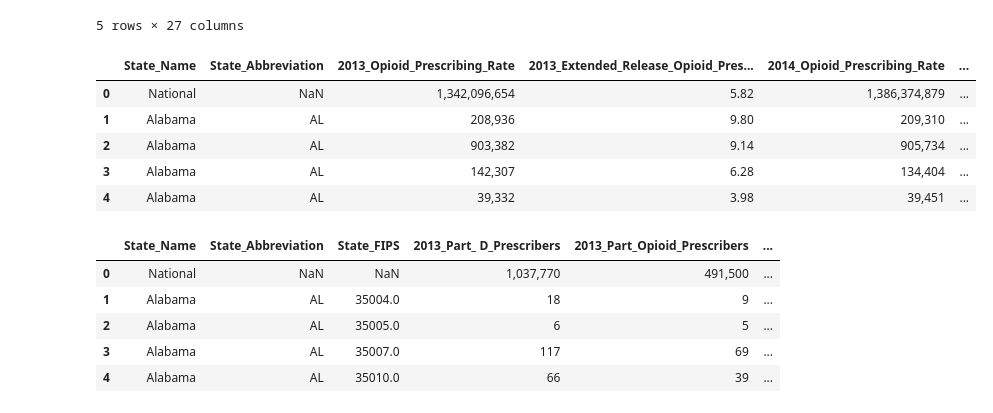
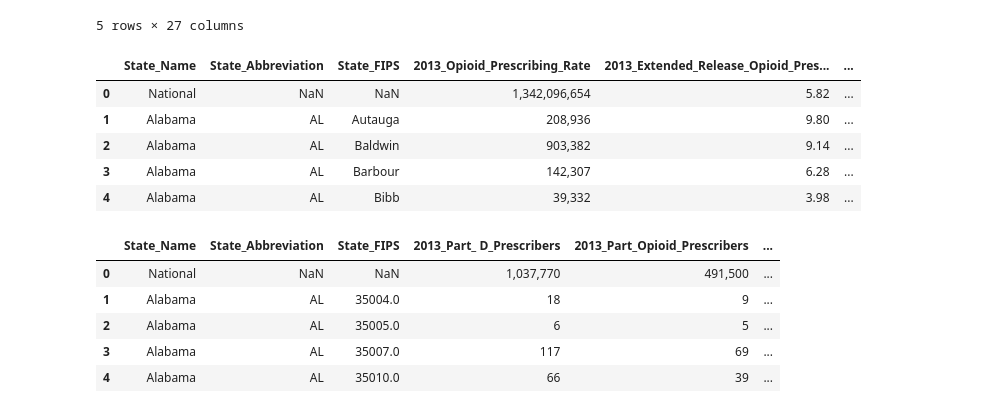
Before and after one commit to christa-fields/GWU_Databootcamp_Project_1, a Jupyter notebook: Opioid_Prescriber_Data_Cleanup_v2.ipynb, the cells around one changed output. Cells and saved outputs as stored; diff of their text form; code cells hidden in the pictures.

```diff
--- a/Opioid_Prescriber_Data_Cleanup_v2.ipynb
+++ b/Opioid_Prescriber_Data_Cleanup_v2.ipynb
@@ -42,15 +73,15 @@ prescriber_county_df.head()
 5 rows × 27 columns
 # %%
 #Selected the opioid prescribe rate columsn for years 2013-2015
-prescriber_county_rate_df = prescriber_county_df[["State_Name","State_Abbreviation","2013_Opioid_Prescribing_Rate","2013_Extended_Release_Opioid_Prescribing_Rate","2014_Opioid_Prescribing_Rate","2014_Extended_Release_Opioid_Prescribing_Rate","2015_Opioid_Prescribing_Rate","2015_Extended_Release_Opioid_Prescribing_ Rate","2013_2015_Change_in_Opioid_Prescribing_Rate",'2013_2015_Change_in_Opioid_Prescribing_Rate']].head()
+prescriber_county_rate_df = prescriber_county_df[["State_Name","State_Abbreviation","State_FIPS","2013_Opioid_Prescribing_Rate","2013_Extended_Release_Opioid_Prescribing_Rate","2014_Opioid_Prescribing_Rate","2014_Extended_Release_Opioid_Prescribing_Rate","2015_Opioid_Prescribing_Rate","2015_Extended_Release_Opioid_Prescribing_ Rate","2013_2015_Change_in_Opioid_Prescribing_Rate","2013_2015_Change_in_Extended_Release_Opioid_Prescribing_Rate "]].head()
 prescriber_county_rate_df.head()
 # %% [output]
-|  | State_Name | State_Abbreviation | 2013_Opioid_Prescribing_Rate | 2013_Extended_Release_Opioid_Pres... | 2014_Opioid_Prescribing_Rate | ... |
-| 0 | National | NaN | 1,342,096,654 | 5.82 | 1,386,374,879 | ... |
-| 1 | Alabama | AL | 208,936 | 9.80 | 209,310 | ... |
-| 2 | Alabama | AL | 903,382 | 9.14 | 905,734 | ... |
-| 3 | Alabama | AL | 142,307 | 6.28 | 134,404 | ... |
-| 4 | Alabama | AL | 39,332 | 3.98 | 39,451 | ... |
+|  | State_Name | State_Abbreviation | State_FIPS | 2013_Opioid_Prescribing_Rate | 2013_Extended_Release_Opioid_Pres... | ... |
+| 0 | National | NaN | NaN | 1,342,096,654 | 5.82 | ... |
+| 1 | Alabama | AL | Autauga | 208,936 | 9.80 | ... |
+| 2 | Alabama | AL | Baldwin | 903,382 | 9.14 | ... |
+| 3 | Alabama | AL | Barbour | 142,307 | 6.28 | ... |
+| 4 | Alabama | AL | Bibb | 39,332 | 3.98 | ... |
 # %%
 # Took CMS Medicare Part D Opioid Prescribing Geographic 2013 2015 Excel file and created CSV files for the three taps 1) state 2) county and 3) zip
 # Stored presciber-state file in a variable
```
Also changed, not shown: parts of 11 cells of this notebook.
